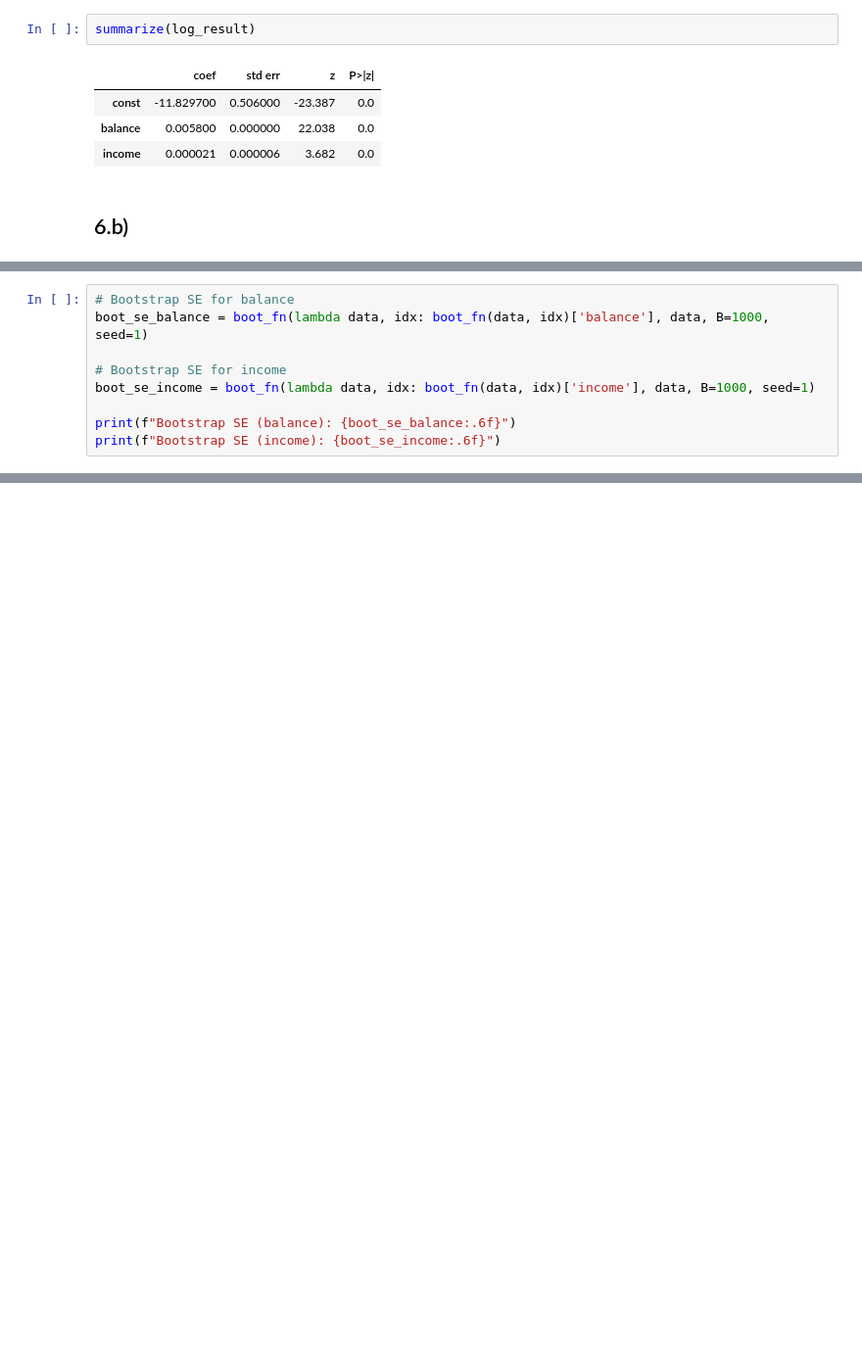
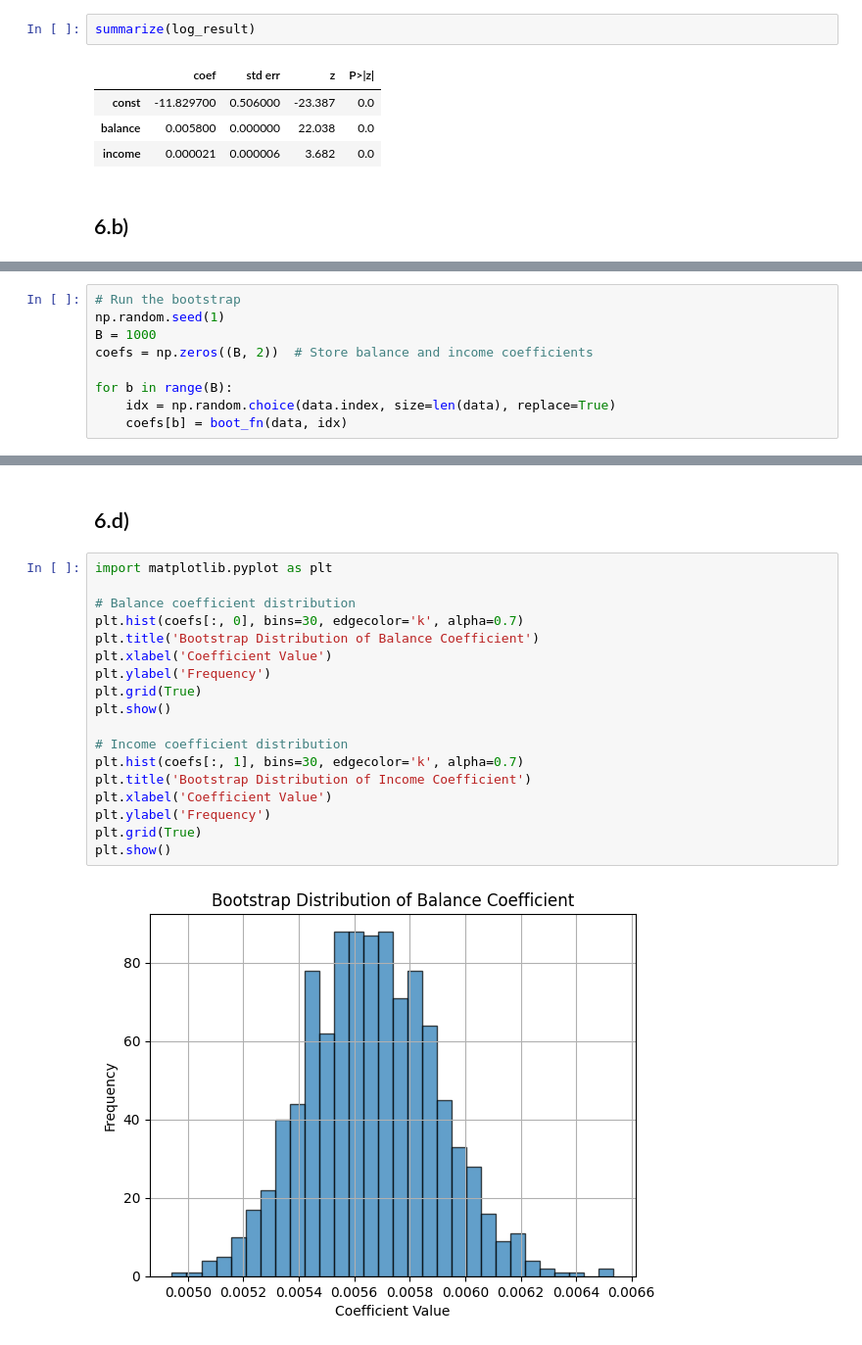
Before and after one commit to Abdoul1996/Statistic-learning, a Jupyter notebook: Homework/homework_5.ipynb, the cells around one changed output, grey strips where cells are left out. Shown at 98% size. Drawn from its saved outputs; the diff is of its cells as text; blank space fills up the shorter version.

```diff
--- a/Homework/homework_5.ipynb
+++ b/Homework/homework_5.ipynb
@@ -303,9 +303,9 @@ def boot_fn(data, index):
 # %%
-# Bootstrap SE for balance
-boot_se_balance = boot_fn(lambda data, idx: boot_fn(data, idx)['balance'], data, B=1000, seed=1)
+# Run the bootstrap
+np.random.seed(1)
+B = 1000
+coefs = np.zeros((B, 2))  # Store balance and income coefficients
 
-# Bootstrap SE for income
-boot_se_income = boot_fn(lambda data, idx: boot_fn(data, idx)['income'], data, B=1000, seed=1)
-
-print(f"Bootstrap SE (balance): {boot_se_balance:.6f}")
-print(f"Bootstrap SE (income): {boot_se_income:.6f}")
+for b in range(B):
+    idx = np.random.choice(data.index, size=len(data), replace=True)
+    coefs[b] = boot_fn(data, idx)
@@ -313,0 +322,22 @@ TypeError: boot_fn() got an unexpected keyword argument 'B'
+# %% [markdown]
+## 6.d)
+# %%
+import matplotlib.pyplot as plt
+
+# Balance coefficient distribution
+plt.hist(coefs[:, 0], bins=30, edgecolor='k', alpha=0.7)
+plt.title('Bootstrap Distribution of Balance Coefficient')
+plt.xlabel('Coefficient Value')
+plt.ylabel('Frequency')
+plt.grid(True)
+plt.show()
+
+# Income coefficient distribution
+plt.hist(coefs[:, 1], bins=30, edgecolor='k', alpha=0.7)
+plt.title('Bootstrap Distribution of Income Coefficient')
+plt.xlabel('Coefficient Value')
+plt.ylabel('Frequency')
+plt.grid(True)
+plt.show()
+# %% [output]
+[figure, added]
```
Also changed, not shown: parts of 32 cells of this notebook.
